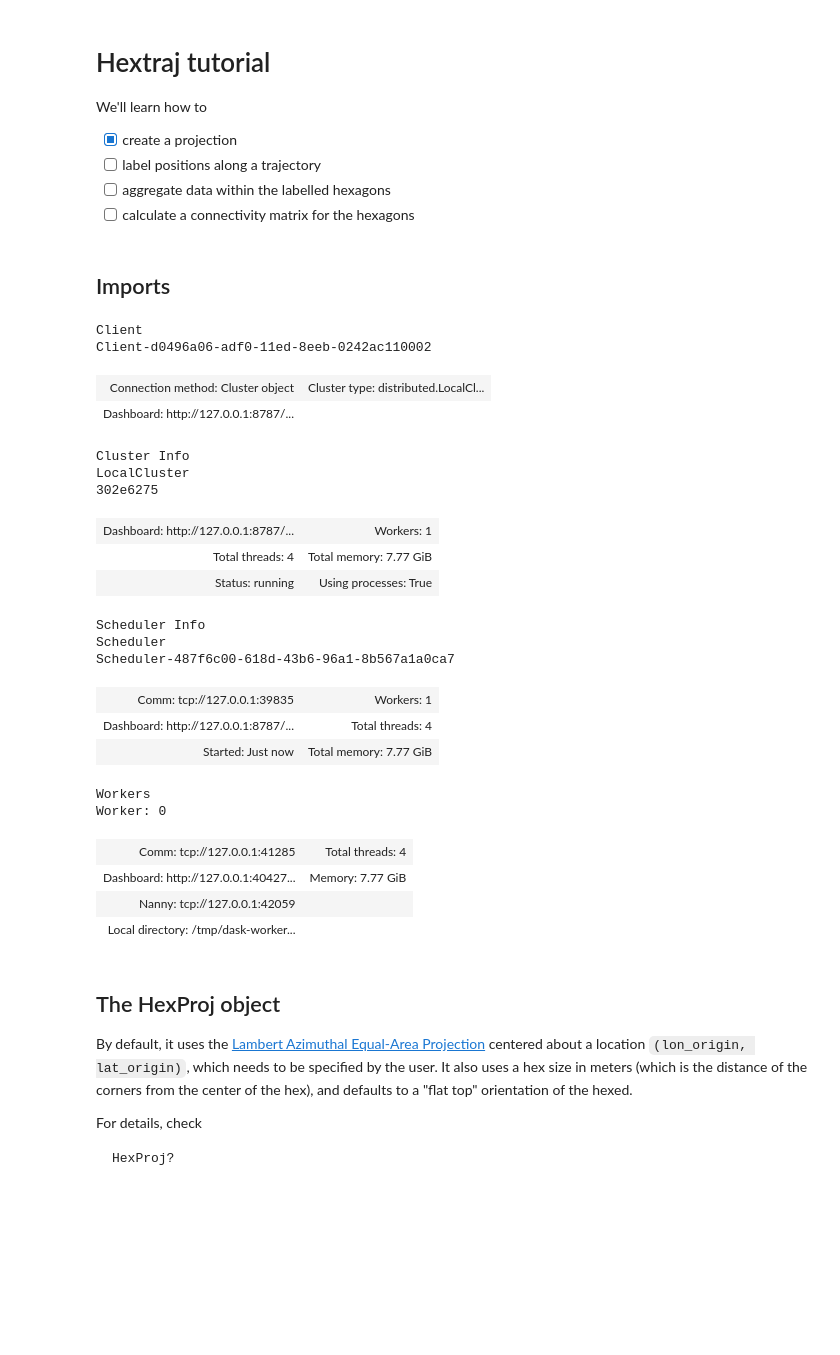
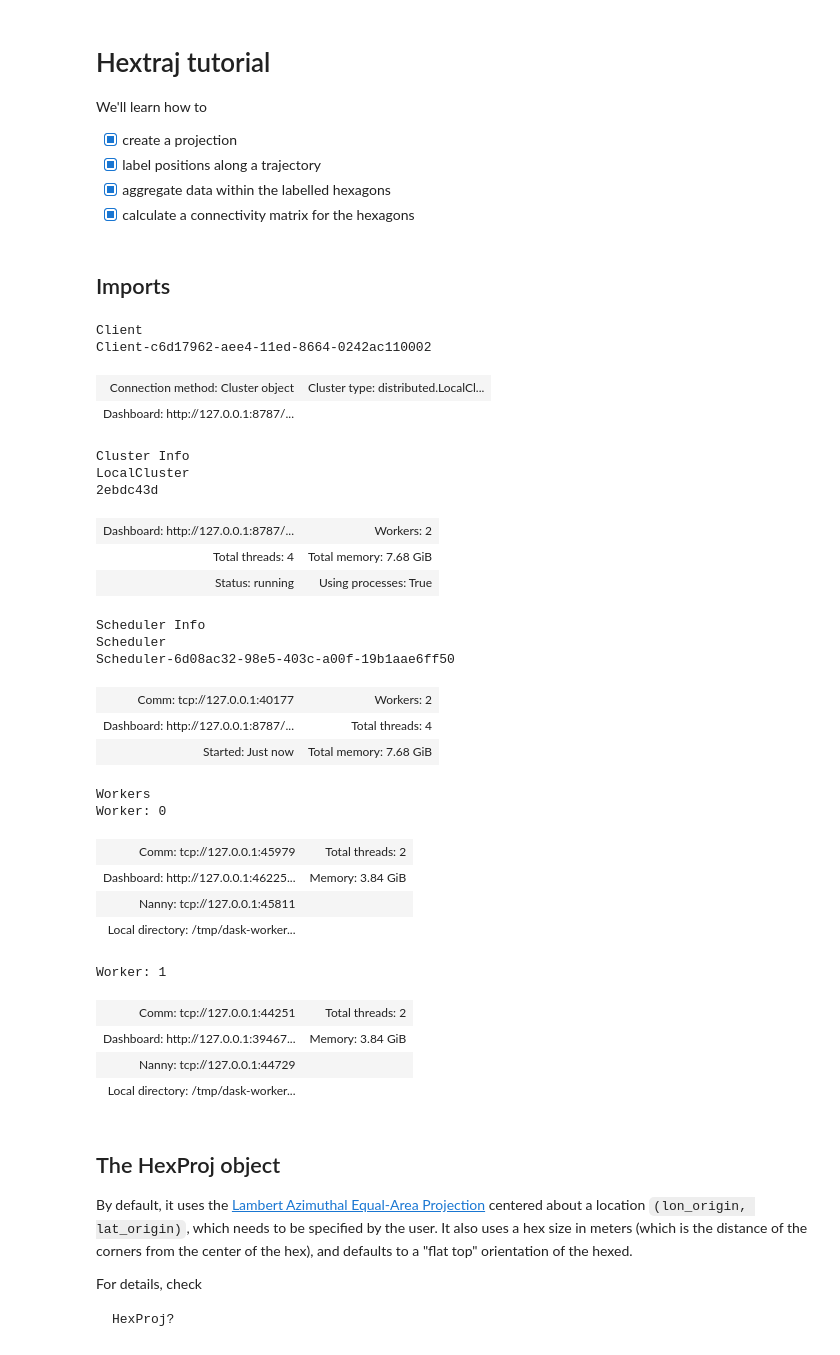
Before and after one commit to willirath/hextraj, a Jupyter notebook: notebooks/hextraj_tutorial.ipynb, the cells around one changed output. Saved outputs shown, nothing was run; the diff lists cells and outputs as text; code cells hidden in the pictures; blank space fills up the shorter version.

```diff
--- a/notebooks/hextraj_tutorial.ipynb
+++ b/notebooks/hextraj_tutorial.ipynb
@@ -4,9 +4,9 @@
 We'll learn how to
 
 - [x] create a projection
-- [ ] label positions along a trajectory
-- [ ] aggregate data within the labelled hexagons
-- [ ] calculate a connectivity matrix for the hexagons
+- [x] label positions along a trajectory
+- [x] aggregate data within the labelled hexagons
+- [x] calculate a connectivity matrix for the hexagons
 # %% [markdown]
 ## Imports
 # %%
@@ -17,31 +17,36 @@ from matplotlib import pyplot as plt
 import numpy as np
 from dask.distributed import Client
 # %%
-dask_client = Client(n_workers=1, threads_per_worker=4)
+dask_client = Client(n_workers=2, threads_per_worker=2)
 dask_client
 # %% [output]
 Client
-Client-d0496a06-adf0-11ed-8eeb-0242ac110002
+Client-c6d17962-aee4-11ed-8664-0242ac110002
 | Connection method: Cluster object | Cluster type: distributed.LocalCl... |
 | Dashboard: http://127.0.0.1:8787/... |  |
 Cluster Info
 LocalCluster
-302e6275
+2ebdc43d
-| Dashboard: http://127.0.0.1:8787/... | Workers: 1 |
-| Total threads: 4 | Total memory: 7.77 GiB |
+| Dashboard: http://127.0.0.1:8787/... | Workers: 2 |
+| Total threads: 4 | Total memory: 7.68 GiB |
 | Status: running | Using processes: True |
 Scheduler Info
 Scheduler
-Scheduler-487f6c00-618d-43b6-96a1-8b567a1a0ca7
+Scheduler-6d08ac32-98e5-403c-a00f-19b1aae6ff50
-| Comm: tcp://127.0.0.1:39835 | Workers: 1 |
+| Comm: tcp://127.0.0.1:40177 | Workers: 2 |
 | Dashboard: http://127.0.0.1:8787/... | Total threads: 4 |
-| Started: Just now | Total memory: 7.77 GiB |
+| Started: Just now | Total memory: 7.68 GiB |
 Workers
 Worker: 0
-| Comm: tcp://127.0.0.1:41285 | Total threads: 4 |
-| Dashboard: http://127.0.0.1:40427... | Memory: 7.77 GiB |
-| Nanny: tcp://127.0.0.1:42059 |  |
+| Comm: tcp://127.0.0.1:45979 | Total threads: 2 |
+| Dashboard: http://127.0.0.1:46225... | Memory: 3.84 GiB |
+| Nanny: tcp://127.0.0.1:45811 |  |
 | Local directory: /tmp/dask-worker... |  |
+Worker: 1
+| Comm: tcp://127.0.0.1:44251 | Total threads: 2 |
+| Dashboard: http://127.0.0.1:39467... | Memory: 3.84 GiB |
+| Nanny: tcp://127.0.0.1:44729 |  |
+| Local directory: /tmp/dask-worker... |  |
 # %% [markdown]
 ## The HexProj object
 
```
Also changed, not shown: parts of 52 cells of this notebook.
